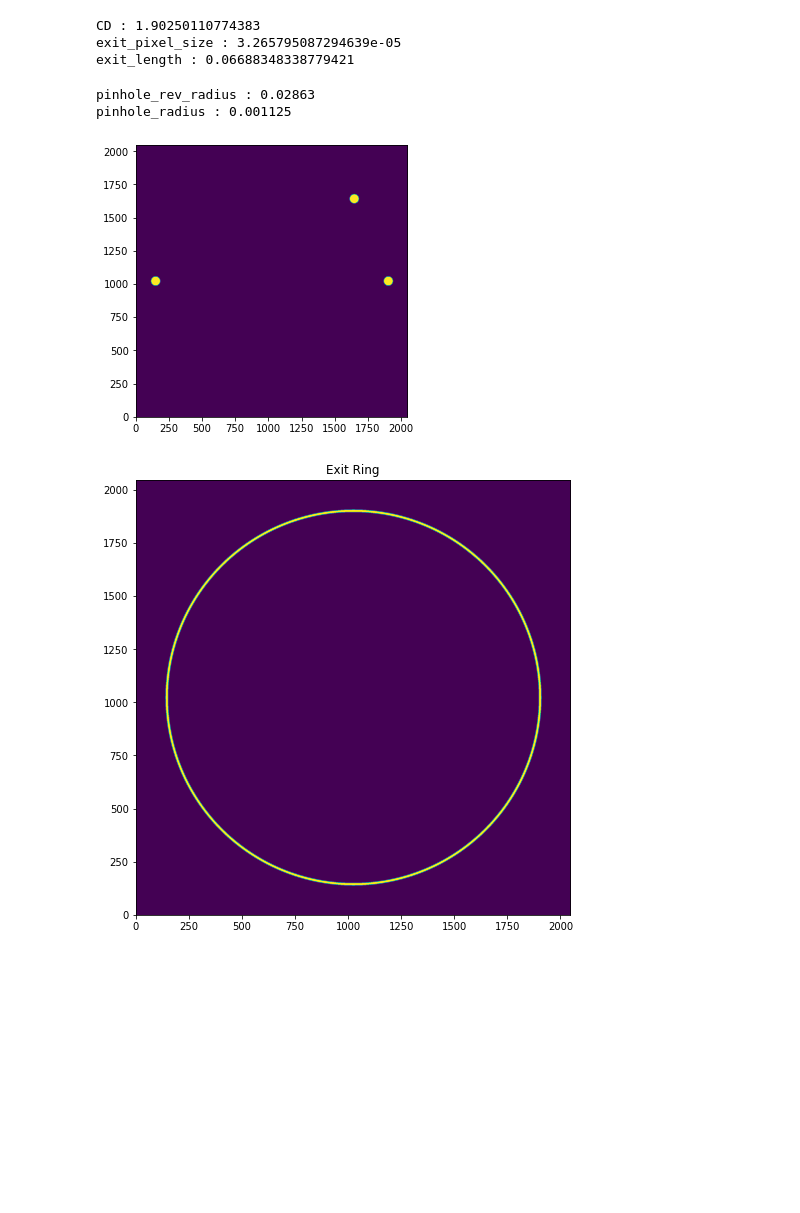
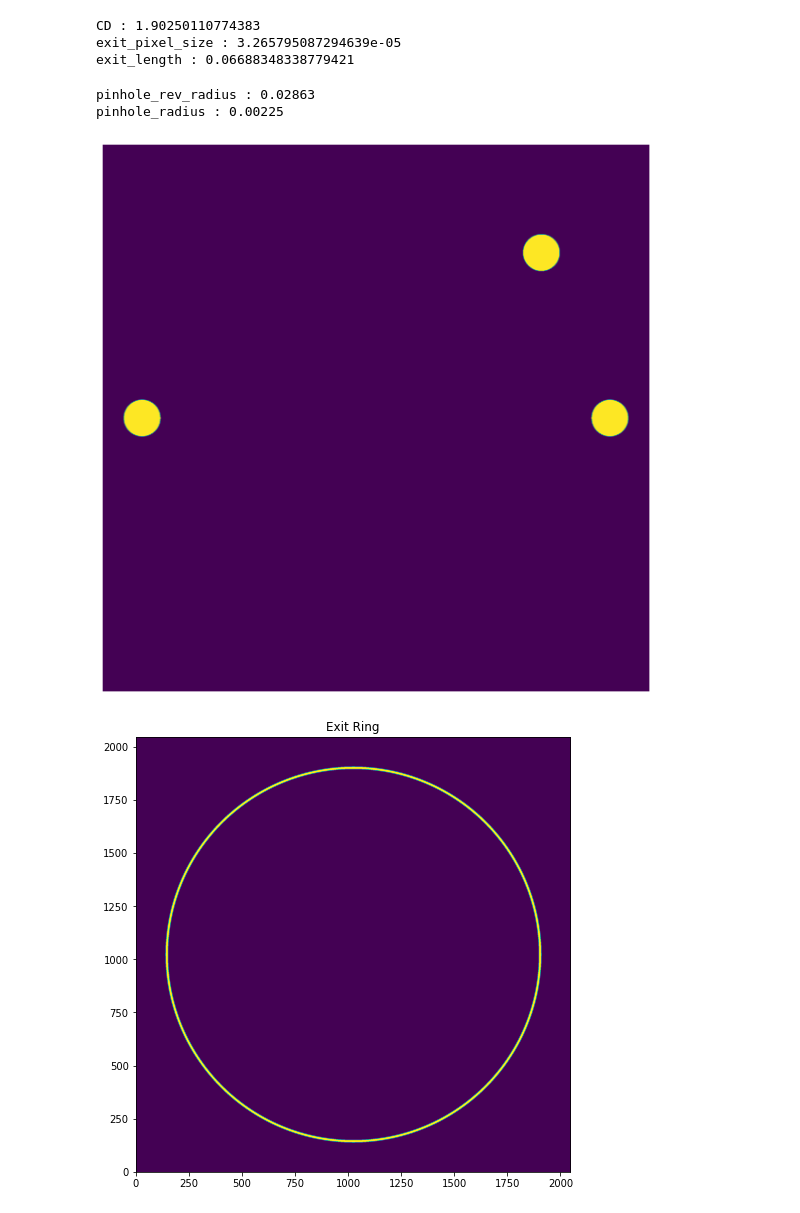
Before and after one commit to dieu-detruit/bachelor-thesis, a Jupyter notebook: illustration/chapter3/angular_onway.ipynb, the cells around one changed output. Saved outputs shown, nothing was run; the diff lists cells and outputs as text; code cells hidden in the pictures; blank space fills up the shorter version.

```diff
--- a/illustration/chapter3/angular_onway.ipynb
+++ b/illustration/chapter3/angular_onway.ipynb
@@ -111,7 +111,7 @@ exit_pixel_size : 3.265795087294639e-05
 exit_length : 0.06688348338779421
 # %%
 pinhole_rev_radius = 57.26e-3 / 2
-pinhole_radius = 2.25e-3 / 2
+pinhole_radius = 4.5e-3 / 2
 
 step_deg = 0.004 * 337
 step_rad = step_deg / 180 * math.pi
@@ -125,7 +125,7 @@ print_param('pinhole_rev_radius')
 print_param('pinhole_radius')
 # %% [output]
 pinhole_rev_radius : 0.02863
-pinhole_radius : 0.001125
+pinhole_radius : 0.00225
 # %%
 def isInPinhole(x, y, theta):
     return np.hypot(x - pinhole_rev_radius * math.cos(theta), y - pinhole_rev_radius * math.sin(theta)) < pinhole_radius
@@ -143,11 +143,14 @@ def getPinholeMask(rot_theta):
 # %%
 def showImg(np_array):
     plt.imshow(np_array, origin='lower')
-# %%
-plt.figure(figsize=(5, 5))
-showImg(getPinholeMask(0.0))
-# %% [output]
-[figure, removed]
+# %%
+fig = plt.figure(figsize=(8, 8))
+plt.axis('off')
+plt.subplots_adjust(left=0, right=1, bottom=0, top=1)
+showImg(getPinholeMask(0.0))
+fig.savefig('../../thesis/chap3/figure/three_pinhole_mask.png')
+# %% [output]
+[figure, added]
 # %%
 x = np.linspace(-0.5 * exit_length, 0.5 * exit_length, N)
 y = x.copy()
```
Also changed, not shown: parts of 3 cells of this notebook, 3 other files.
